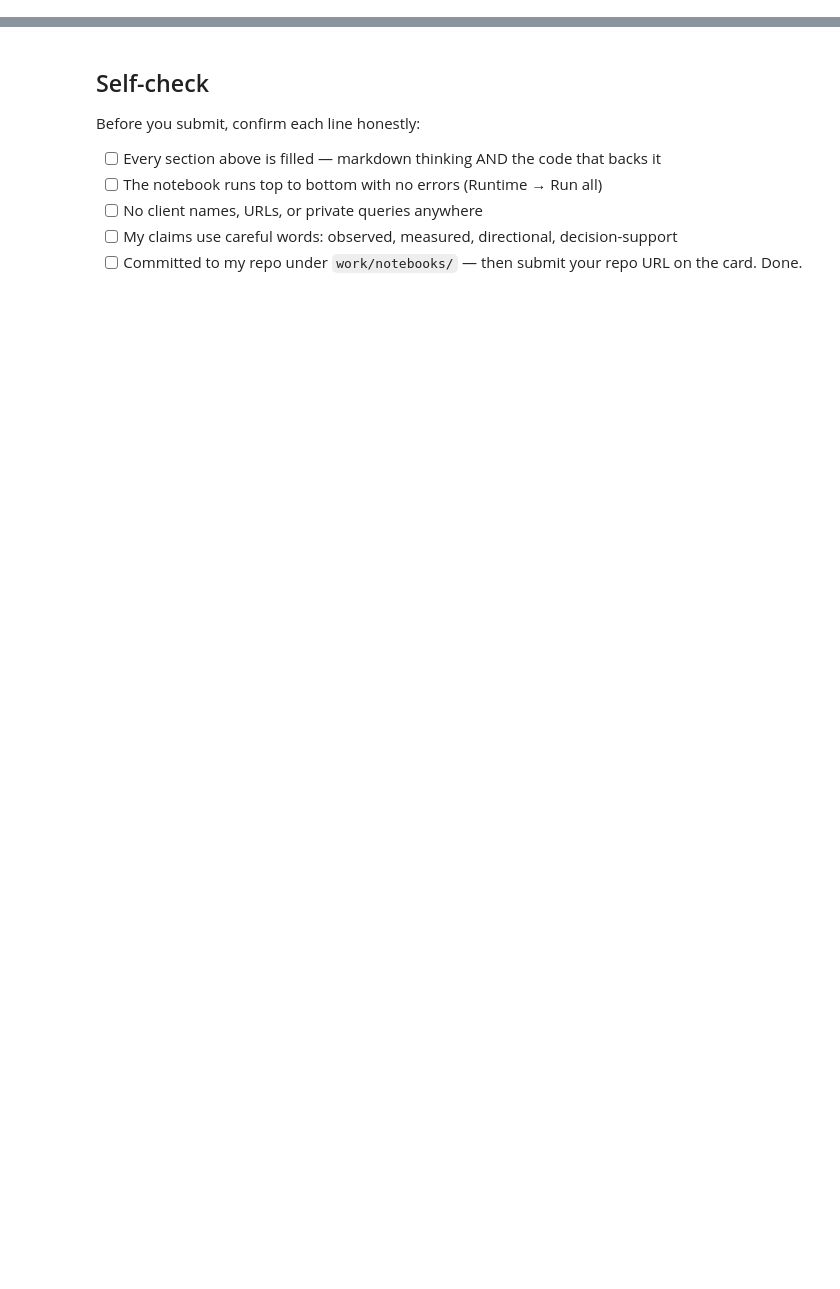
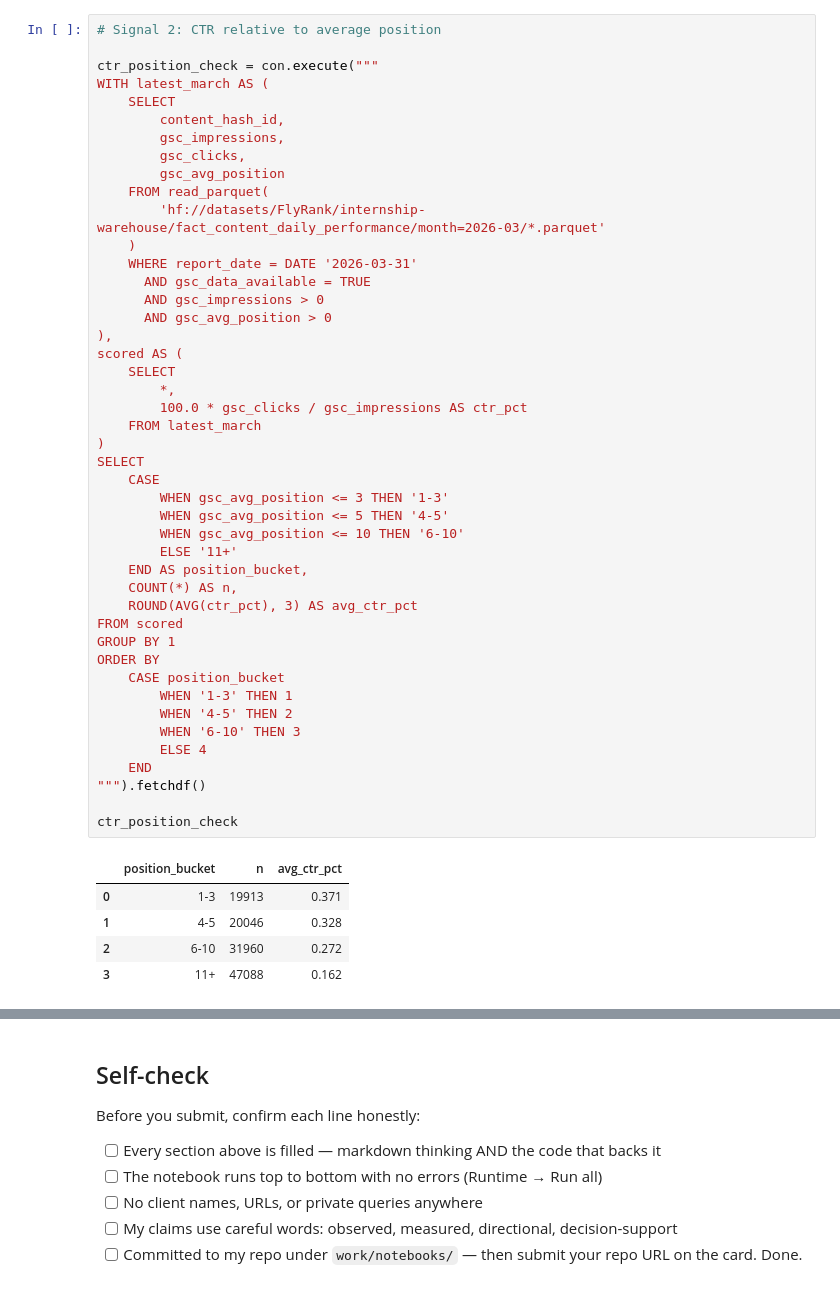
Before and after one commit to hadiya27/hadiya-flyrank-ml-internship, a Jupyter notebook: work/notebooks/w04_baseline_score.ipynb, the cells around one changed output, grey strips where cells are left out. Saved outputs shown, nothing was run; the diff lists cells and outputs as text; blank space fills up the shorter version.

```diff
--- a/work/notebooks/w04_baseline_score.ipynb
+++ b/work/notebooks/w04_baseline_score.ipynb
@@ -22,0 +165,51 @@ This skeleton is yours to fill. Work the sections **in order** — each one has
+# %%
+# Signal 2: CTR relative to average position
+
+ctr_position_check = con.execute("""
+WITH latest_march AS (
+    SELECT
+        content_hash_id,
+        gsc_impressions,
+        gsc_clicks,
+        gsc_avg_position
+    FROM read_parquet(
+        'hf://datasets/FlyRank/internship-warehouse/fact_content_daily_performance/month=2026-03/*.parquet'
+    )
+    WHERE report_date = DATE '2026-03-31'
+      AND gsc_data_available = TRUE
+      AND gsc_impressions > 0
+      AND gsc_avg_position > 0
+),
+scored AS (
+    SELECT
+        *,
+        100.0 * gsc_clicks / gsc_impressions AS ctr_pct
+    FROM latest_march
+)
+SELECT
+    CASE
+        WHEN gsc_avg_position <= 3 THEN '1-3'
+        WHEN gsc_avg_position <= 5 THEN '4-5'
+        WHEN gsc_avg_position <= 10 THEN '6-10'
+        ELSE '11+'
+    END AS position_bucket,
+    COUNT(*) AS n,
+    ROUND(AVG(ctr_pct), 3) AS avg_ctr_pct
+FROM scored
+GROUP BY 1
+ORDER BY
+    CASE position_bucket
+        WHEN '1-3' THEN 1
+        WHEN '4-5' THEN 2
+        WHEN '6-10' THEN 3
+        ELSE 4
+    END
+""").fetchdf()
+
+ctr_position_check
+# %% [output]
+|  | position_bucket | n | avg_ctr_pct |
+| 0 | 1-3 | 19913 | 0.371 |
+| 1 | 4-5 | 20046 | 0.328 |
+| 2 | 6-10 | 31960 | 0.272 |
+| 3 | 11+ | 47088 | 0.162 |
```
Also changed, not shown: parts of 22 cells of this notebook.
